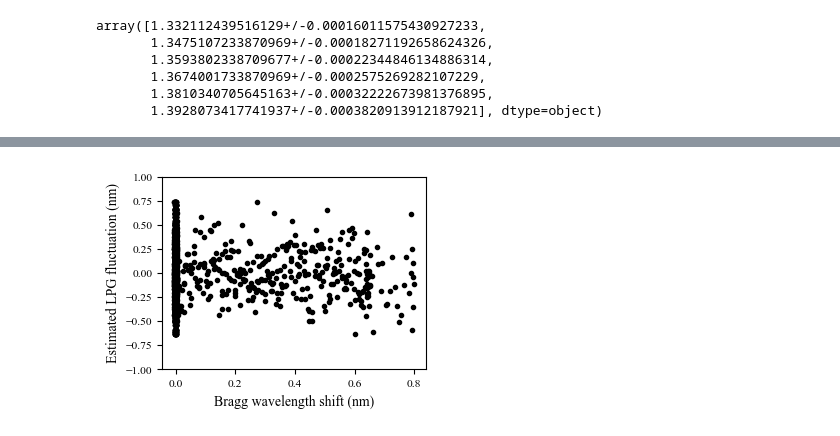
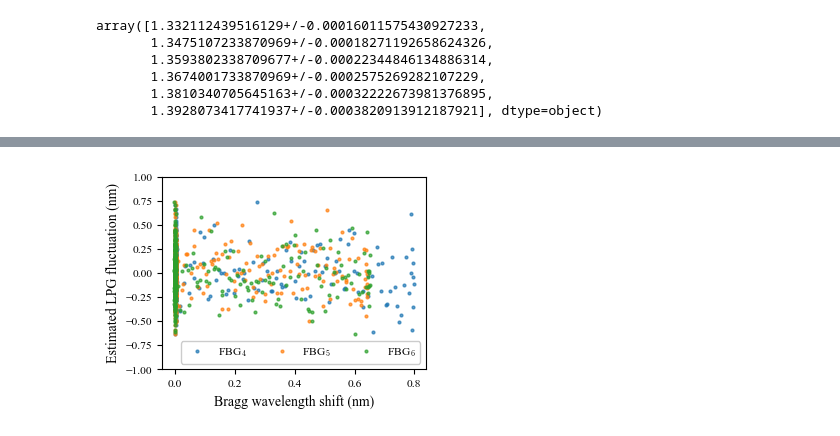
Before and after one commit to felipebarino/lpfg_demodulation_supplementary, a Jupyter notebook: 3 - Evaluation by measured spectra.ipynb, the cells around one changed output, grey strips where cells are left out. Saved outputs shown, nothing was run; the diff lists cells and outputs as text; code cells hidden in the pictures.

```diff
--- a/3 - Evaluation by measured spectra.ipynb
+++ b/3 - Evaluation by measured spectra.ipynb
@@ -776,11 +831,11 @@ elapsed = np.array([e.seconds for e in elapsed])
 # %%
 plt.figure(figsize=(3.4, 2.5))
-dbragg = bragg - bragg[0]
-lpg_fluctuation = prediction-np.mean(prediction)
-plt.plot(dbragg, lpg_fluctuation, '.k', label='LPG fluctuation')
+plt.plot(dbragg_closer, lpg_fluctuation, '.', markersize=4,
+         alpha=0.7, label=[f'FBG$_{i}$' for i in range(4, 7)])
 plt.xlabel('Bragg wavelength shift (nm)')
 plt.ylabel('Estimated LPG fluctuation (nm)')
+plt.legend(loc='lower right', ncols=3)
 plt.ylim(-1,1)
 plt.show()
 # %% [output]
-[figure, old version]
+[figure, new version]
```
Also changed, not shown: parts of 13 cells of this notebook, 31 other files.
